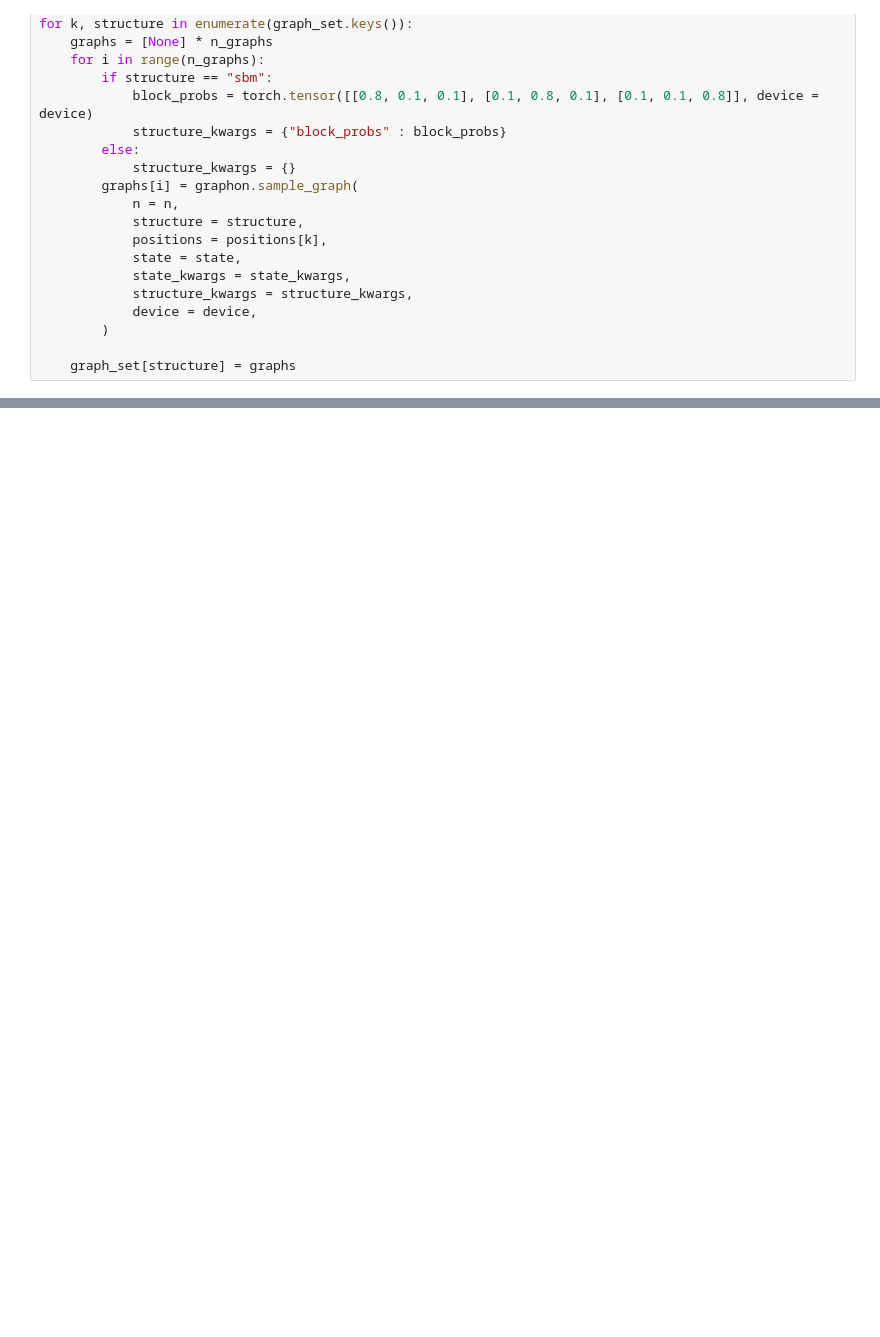
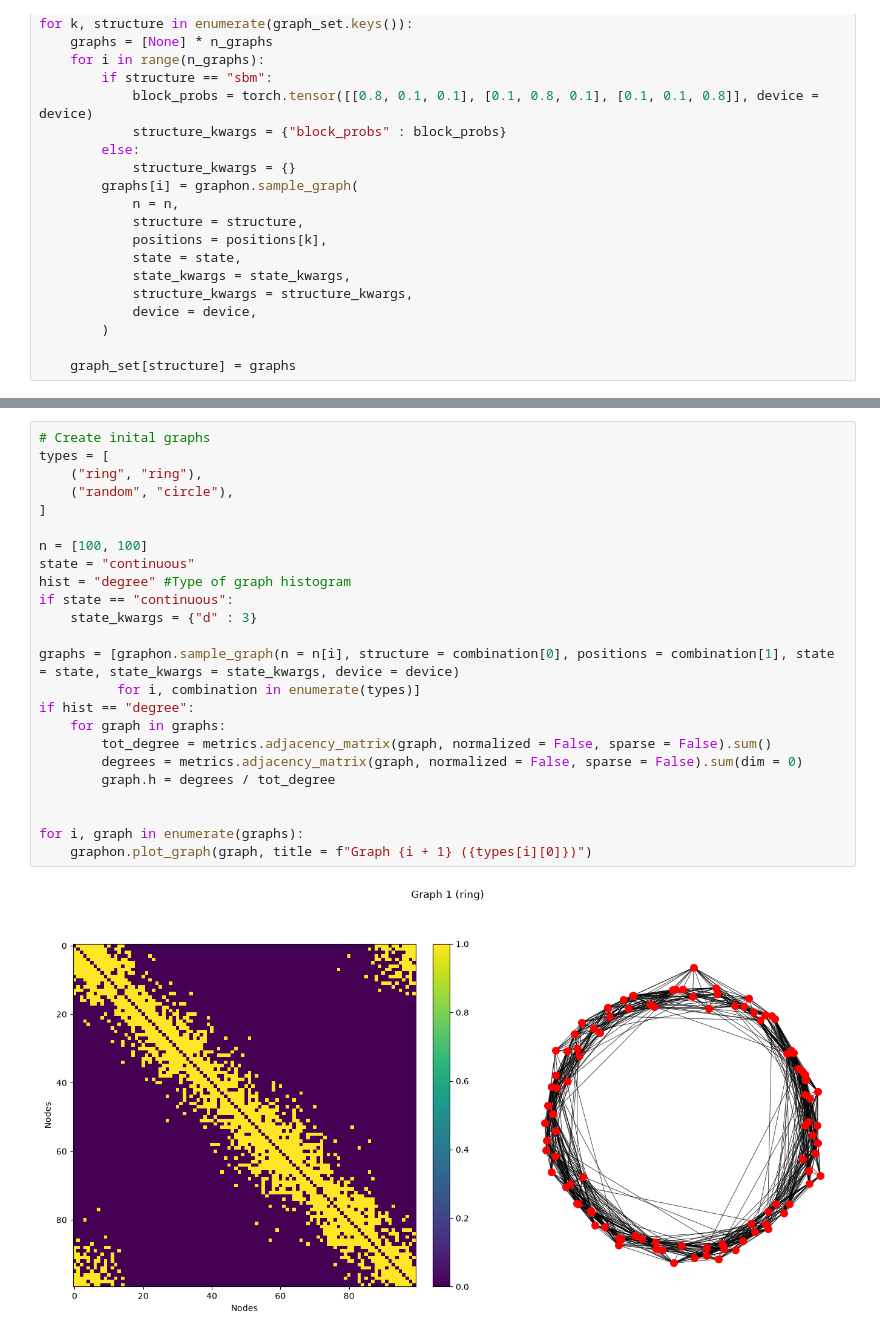
Before and after one commit to lucafrattegiani/graphs, a Jupyter notebook: notebooks/graph_metrics.ipynb, the cells around one changed output, grey strips where cells are left out. Drawn from its saved outputs; the diff is of its cells as text; blank space fills up the shorter version.

```diff
--- a/notebooks/graph_metrics.ipynb
+++ b/notebooks/graph_metrics.ipynb
@@ -194,0 +210,26 @@ graphon.plot_graph(graph, title = f"Spectral clustering of {mode} graph {number}
+# %%
+# Create inital graphs
+types = [
+    ("ring", "ring"),
+    ("random", "circle"),
+]
+
+n = [100, 100]
+state = "continuous"
+hist = "degree" #Type of graph histogram
+if state == "continuous":
+    state_kwargs = {"d" : 3}
+
+graphs = [graphon.sample_graph(n = n[i], structure = combination[0], positions = combination[1], state = state, state_kwargs = state_kwargs, device = device)
+          for i, combination in enumerate(types)]
+if hist == "degree":
+    for graph in graphs:
+        tot_degree = metrics.adjacency_matrix(graph, normalized = False, sparse = False).sum()
+        degrees = metrics.adjacency_matrix(graph, normalized = False, sparse = False).sum(dim = 0)
+        graph.h = degrees / tot_degree
+
+
+for i, graph in enumerate(graphs):
+    graphon.plot_graph(graph, title = f"Graph {i + 1} ({types[i][0]})")
+# %% [output]
+[figure, added]
```
Also changed, not shown: parts of 20 cells of this notebook, 8 other files.
